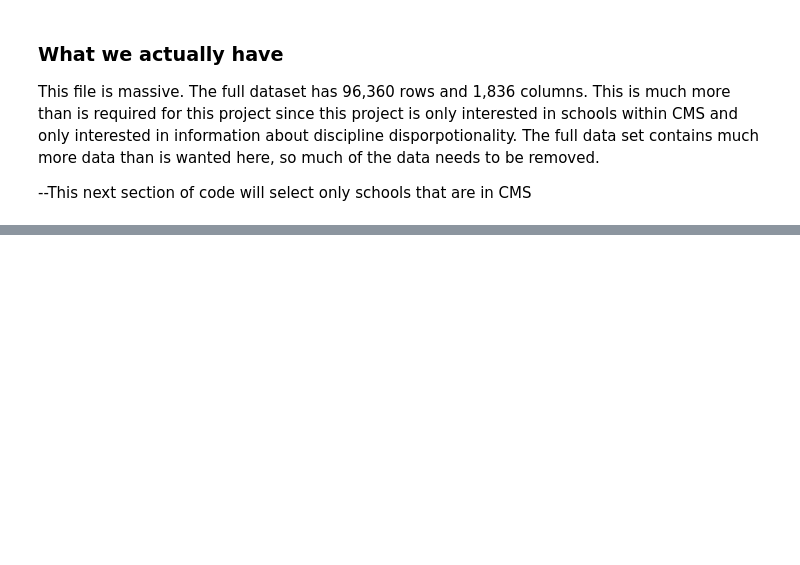
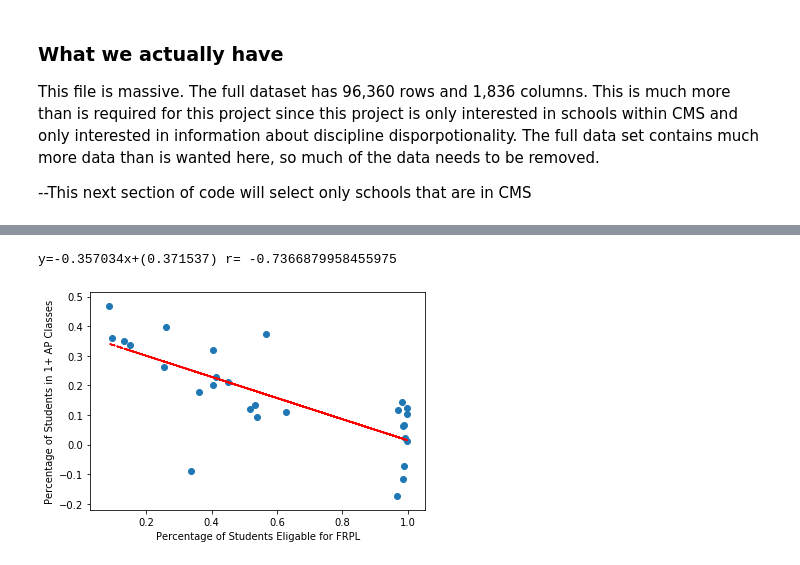
Before and after one commit to bentondavidl/School-Data-Science, a Jupyter notebook: CMS Discipline Information.ipynb, the cells around one changed output, grey strips where cells are left out. Saved outputs shown, nothing was run; the diff lists cells and outputs as text; code cells hidden in the pictures; blank space fills up the shorter version.

```diff
--- a/CMS Discipline Information.ipynb
+++ b/CMS Discipline Information.ipynb
@@ -63,0 +155,29 @@ This first cell will show the break down of total enrollement based on grade.
+# %%
+frpl_ratio_list = []
+ap_ratio_list = []
+high_schools = []
+for i, school in cms_data.iterrows():
+    if pd.to_numeric(school[1840]) >= 9:
+        frpl_ratio_list.append((pd.to_numeric(school[1859])+pd.to_numeric(school[1858]))/pd.to_numeric(school[1855]))
+        ap_ratio_list.append((pd.to_numeric(school[507])+pd.to_numeric(school[508]))/(pd.to_numeric(school[68])+pd.to_numeric(school[69])))
+        high_schools.append(i)
+
+frpl_ratios = pd.Series(frpl_ratio_list, index=high_schools)
+ap_ratios = pd.Series(ap_ratio_list, index=high_schools)
+
+r = frpl_ratios.corr(ap_ratios)
+
+plt.scatter(frpl_ratios, ap_ratios)
+
+z = np.polyfit(frpl_ratios, ap_ratios, 1)
+p = np.poly1d(z)
+plt.plot(frpl_ratios,p(frpl_ratios),"r--")
+print ("y=%.6fx+(%.6f)"%(z[0],z[1]), 'r=',r)
+
+plt.xlabel('Percentage of Students Eligable for FRPL')
+plt.ylabel('Percentage of Students in 1+ AP Classes')
+
+plt.show()
+# %% [output]
+y=-0.357034x+(0.371537) r= -0.7366879958455975
+[figure, added]
```
Also changed, not shown: parts of 9 cells of this notebook.
